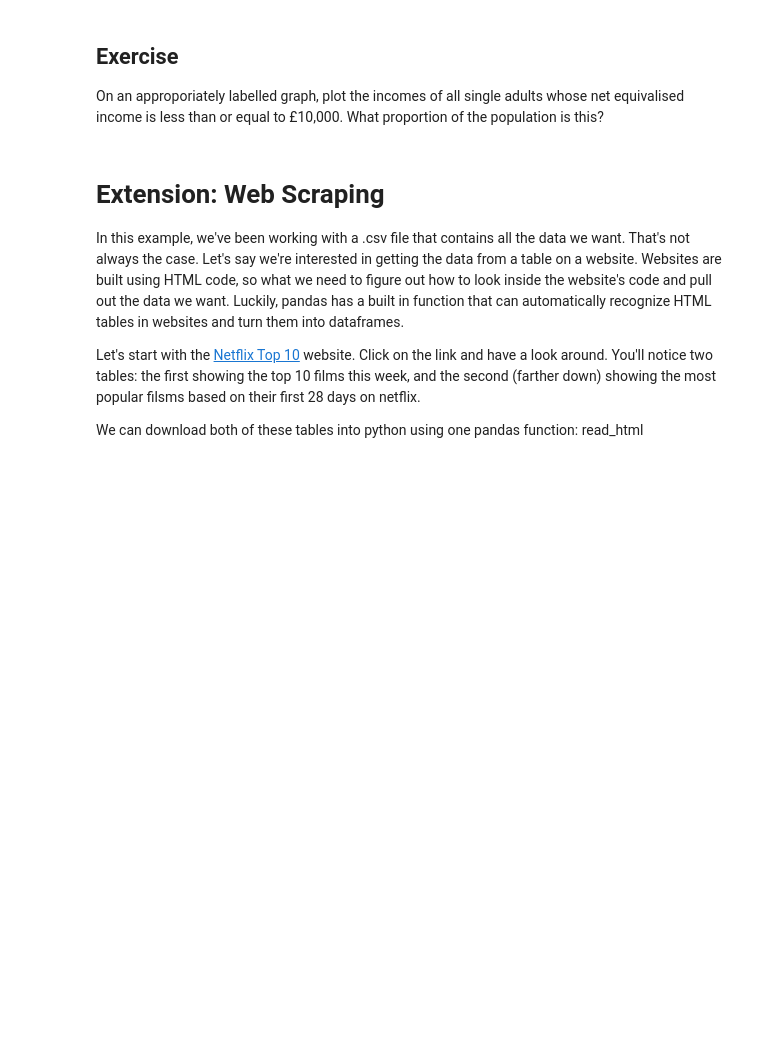
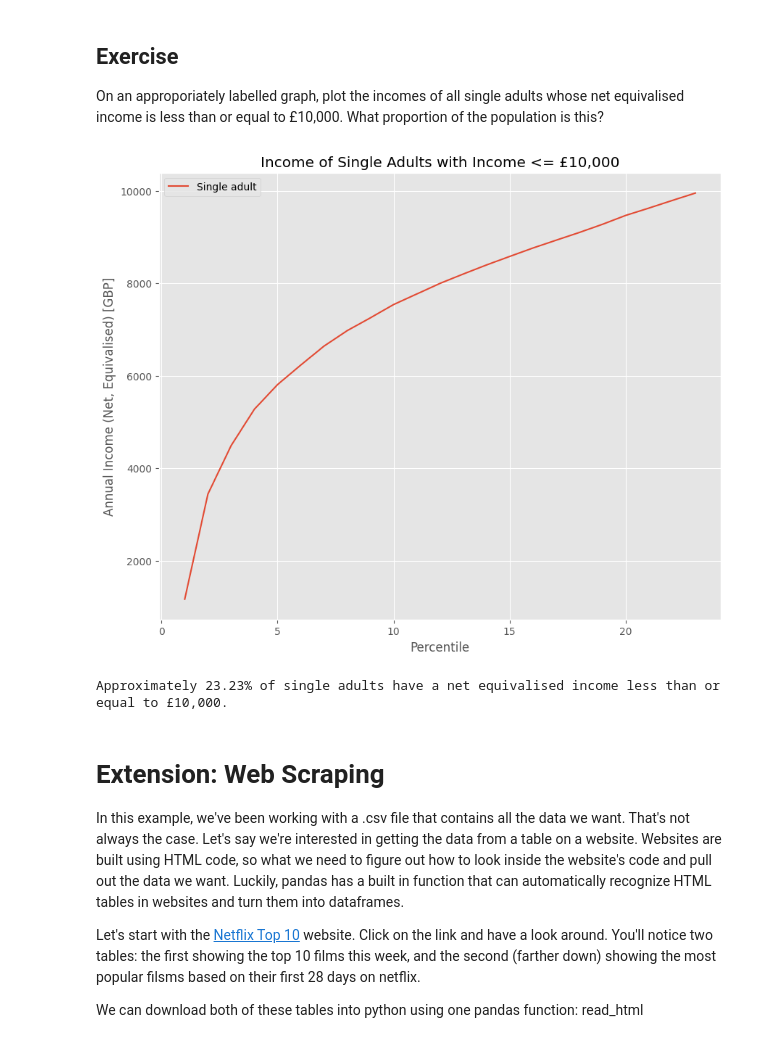
Before and after one commit to felix951165-ship-it/QM2, a Jupyter notebook: W2_Working_with_Data_in_Pandas.ipynb, the cells around one changed output. Cells and saved outputs as stored; diff of their text form; code cells hidden in the pictures; blank space fills up the shorter version.

```diff
--- a/W2_Working_with_Data_in_Pandas.ipynb
+++ b/W2_Working_with_Data_in_Pandas.ipynb
@@ -347,6 +379,22 @@ We won't dwell on comparative operative, here we've used ">" to mean "is greater
 # %% [markdown]
 ## Exercise
 On an approporiately labelled graph, plot the incomes of all single adults whose net equivalised income is less than or equal to £10,000. What proportion of the population is this?
+# %%
+clean=income[['Single adult']]
+clean=clean.replace(',', '', regex=True)
+clean=clean.replace('-', 'NaN', regex=True).astype('float')
+clean[clean['Single adult']<=10000].plot()
+plt.title('Income of Single Adults with Income <= £10,000')
+plt.xlabel('Percentile')
+plt.ylabel('Annual Income (Net, Equivalised) [GBP]')
+plt.grid(True)
+plt.show()
+
+proportion = (clean['Single adult'] <= 10000).sum() / len(clean) * 100
+print(f"Approximately {proportion:.2f}% of single adults have a net equivalised income less than or equal to £10,000.")
+# %% [output]
+[figure, added]
+Approximately 23.23% of single adults have a net equivalised income less than or equal to £10,000.
 # %% [markdown]
 # Extension: Web Scraping
 
```
Also changed, not shown: parts of 21 cells of this notebook.
